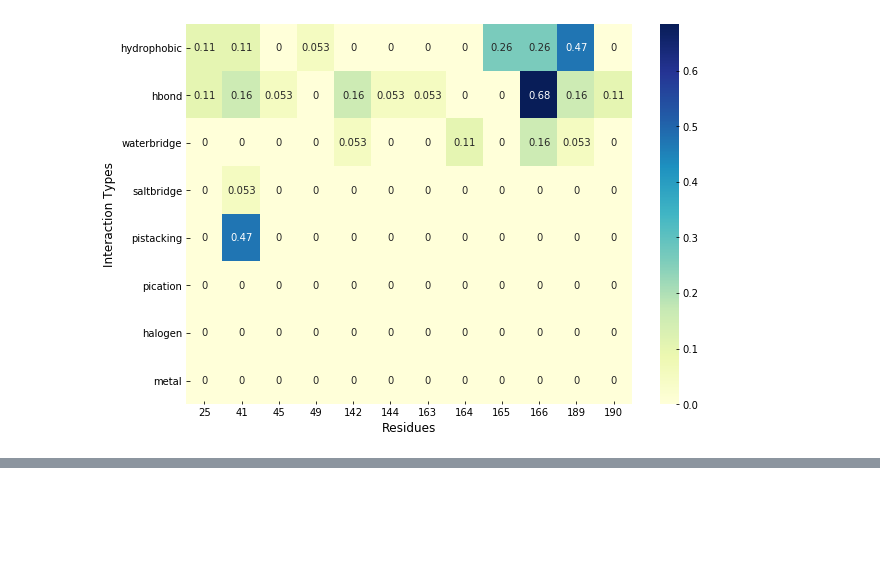
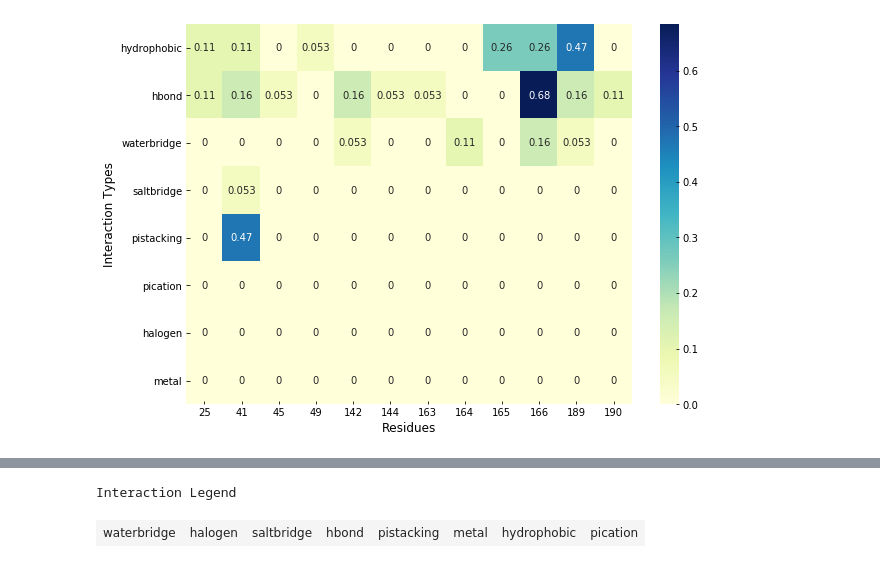
Before and after one commit to volkamerlab/plipify, a Jupyter notebook: plipify/Plipify.ipynb, the cells around one changed output, grey strips where cells are left out. Drawn from its saved outputs; the diff is of its cells as text; code cells hidden in the pictures; blank space fills up the shorter version.

```diff
--- a/plipify/Plipify.ipynb
+++ b/plipify/Plipify.ipynb
@@ -256,0 +399,9 @@ plotdata
+# %%
+html_legend = '<h3>Interaction Legend</h3><table><tr>'
+for key in int_colours:
+    html_legend = html_legend + '<td style="background-color:'+int_colours[key]+';text-align:center">'+key+'</td>'
+html_legend = html_legend + '</tr></table>'
+display(HTML(html_legend))
+# %% [output]
+Interaction Legend
+| waterbridge | halogen | saltbridge | hbond | pistacking | metal | hydrophobic | pication |
```
Also changed, not shown: parts of 14 cells of this notebook.
